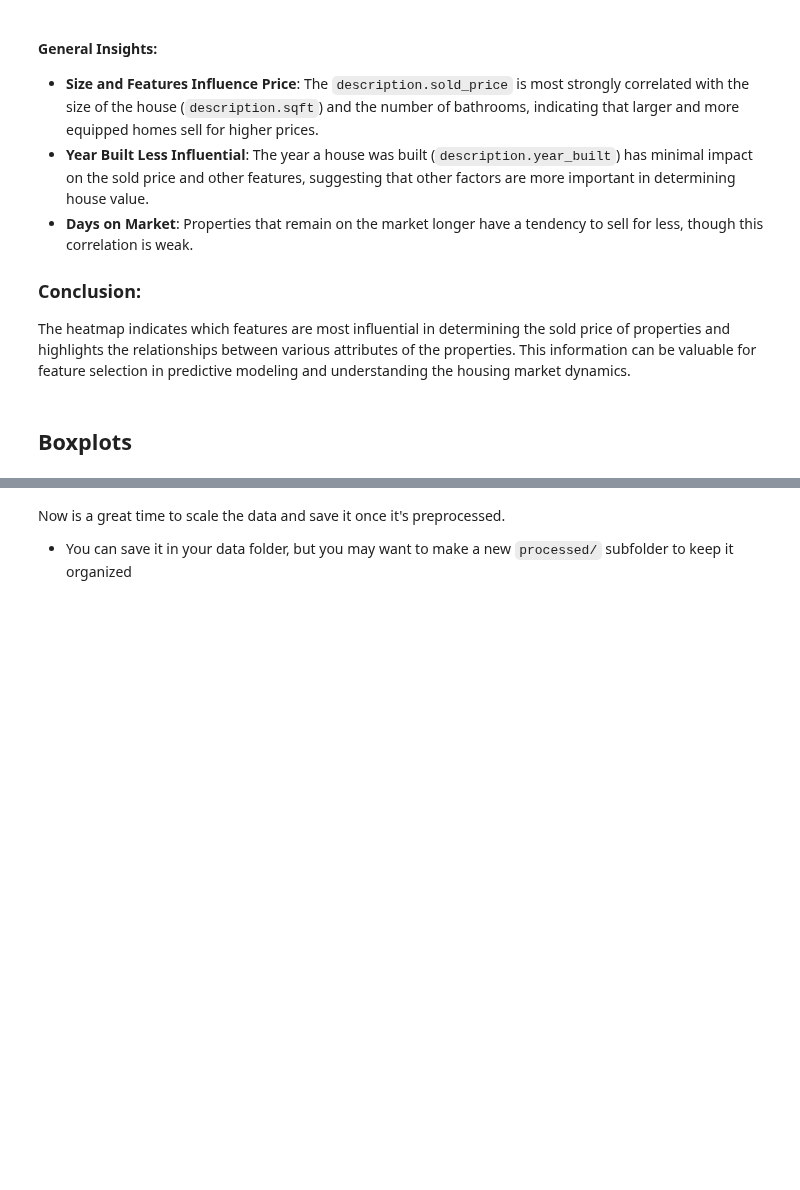
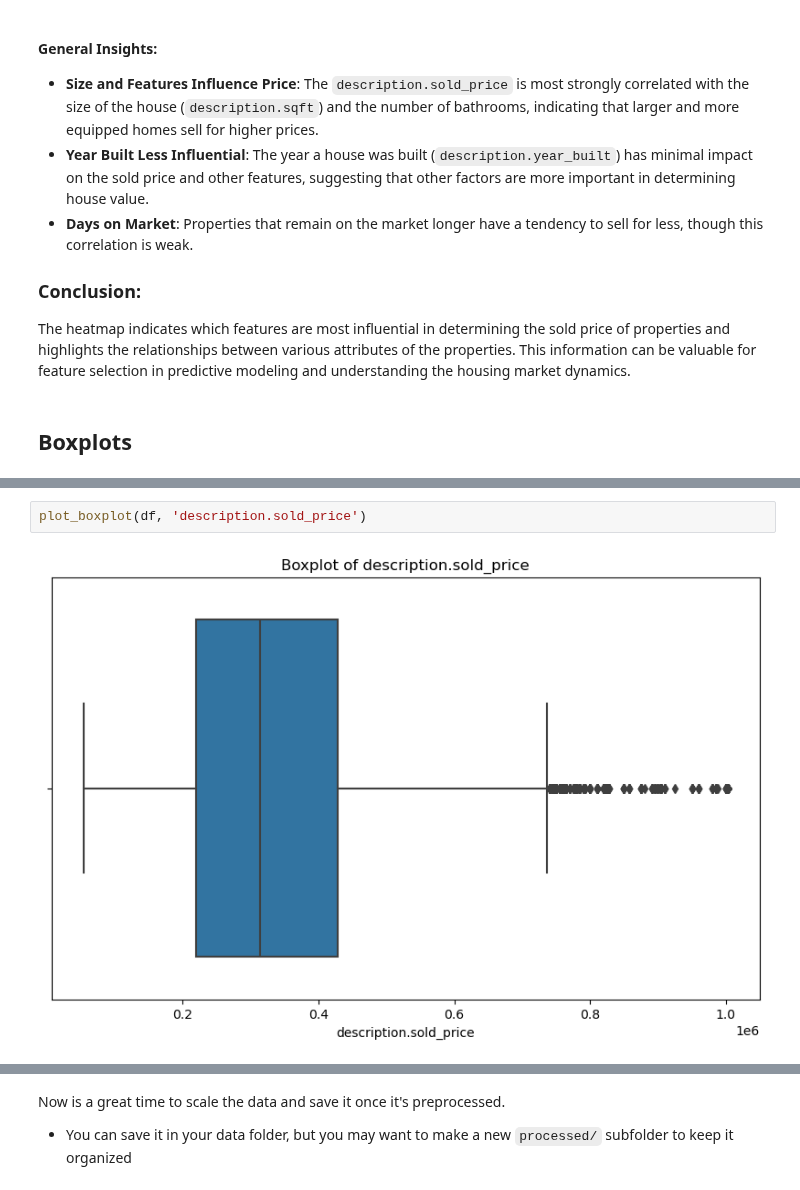
Before and after one commit to rdebullain/ML-supervised_real_estate_data, a Jupyter notebook: notebooks/1 - EDA.ipynb, the cells around one changed output, grey strips where cells are left out. Drawn from its saved outputs; the diff is of its cells as text; blank space fills up the shorter version.

```diff
--- a/notebooks/1 - EDA.ipynb
+++ b/notebooks/1 - EDA.ipynb
@@ -1000,0 +989,4 @@ plot_boxplots(df, columns_to_plot)
+# %%
+plot_boxplot(df, 'description.sold_price')
+# %% [output]
+[figure, added]
```
Also changed, not shown: parts of 4 cells of this notebook.
